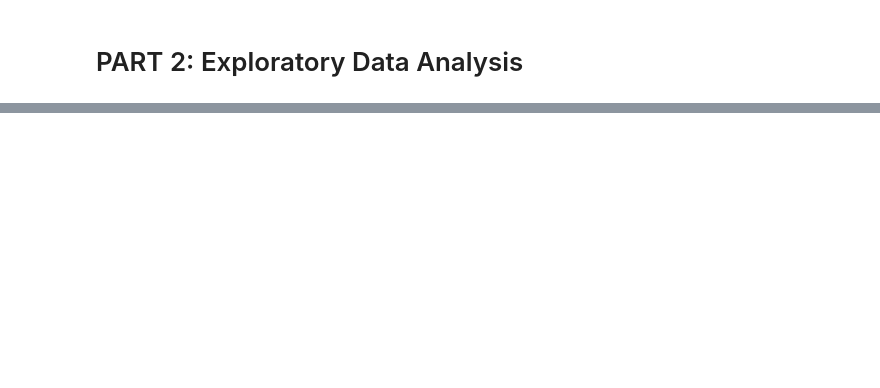
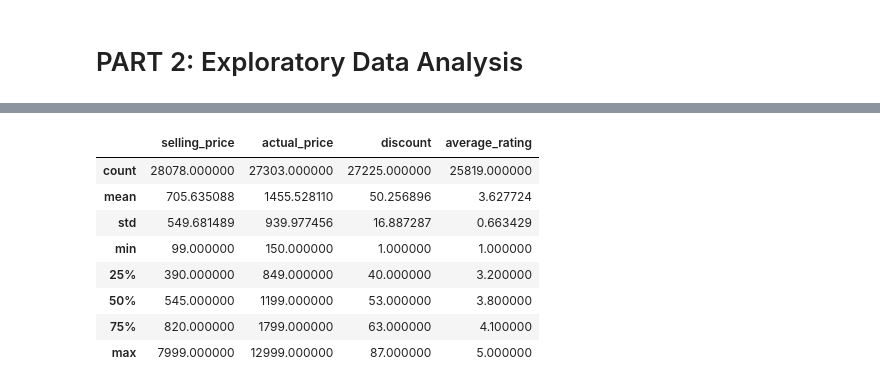
Before and after one commit to laxhoni/IRWA_Final_Project, a Jupyter notebook: project_progress/part_1/project_part_1.ipynb, the cells around one changed output, grey strips where cells are left out. Cells and saved outputs as stored; diff of their text form; code cells hidden in the pictures; blank space fills up the shorter version.

```diff
--- a/project_progress/part_1/project_part_1.ipynb
+++ b/project_progress/part_1/project_part_1.ipynb
@@ -311,0 +320,24 @@ display(products_cleaned[cols_to_show].head())
+# %%
+products_cleaned = products_cleaned.copy()
+
+# 1️Convert boolean
+products_cleaned['out_of_stock'] = products_cleaned['out_of_stock'].astype(bool)
+
+# Helper function to clean numeric fields
+def clean_numeric(value):
+    if isinstance(value, str):
+        value = re.sub(r'[^\d.,]', '', value).replace(',', '')
+    try:
+        return float(value)
+    except:
+        return np.nan
+
+# Apply cleaning to numeric columns
+for col in ['selling_price', 'actual_price', 'discount', 'average_rating']:
+    products_cleaned[col] = products_cleaned[col].apply(clean_numeric)
+
+# Ensure discount is in valid range
+products_cleaned['discount'] = products_cleaned['discount'].clip(0, 100)
+
+#Display result to verify
+products_cleaned[['pid', 'out_of_stock', 'selling_price', 'actual_price', 'discount', 'average_rating']].head()
@@ -313,0 +461,14 @@ display(products_cleaned[cols_to_show].head())
+# %%
+#Basic statistics for numerical columns
+num_cols = ["selling_price", "actual_price", "discount", "average_rating"]
+products_cleaned[num_cols].describe()
+# %% [output]
+|  | selling_price | actual_price | discount | average_rating |
+| count | 28078.000000 | 27303.000000 | 27225.000000 | 25819.000000 |
+| mean | 705.635088 | 1455.528110 | 50.256896 | 3.627724 |
+| std | 549.681489 | 939.977456 | 16.887287 | 0.663429 |
+| min | 99.000000 | 150.000000 | 1.000000 | 1.000000 |
+| 25% | 390.000000 | 849.000000 | 40.000000 | 3.200000 |
+| 50% | 545.000000 | 1199.000000 | 53.000000 | 3.800000 |
+| 75% | 820.000000 | 1799.000000 | 63.000000 | 4.100000 |
+| max | 7999.000000 | 12999.000000 | 87.000000 | 5.000000 |
```
Also changed, not shown: parts of 25 cells of this notebook.
